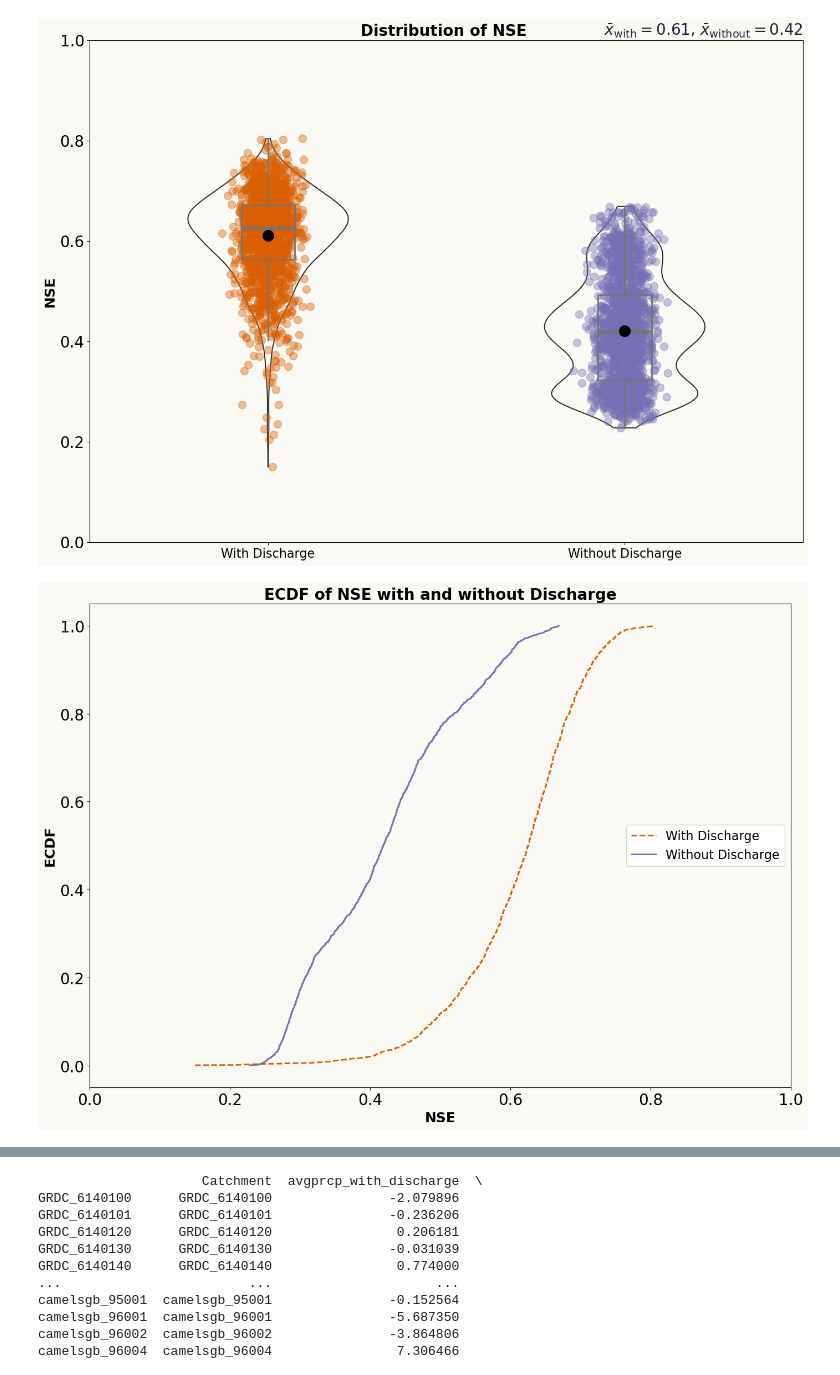
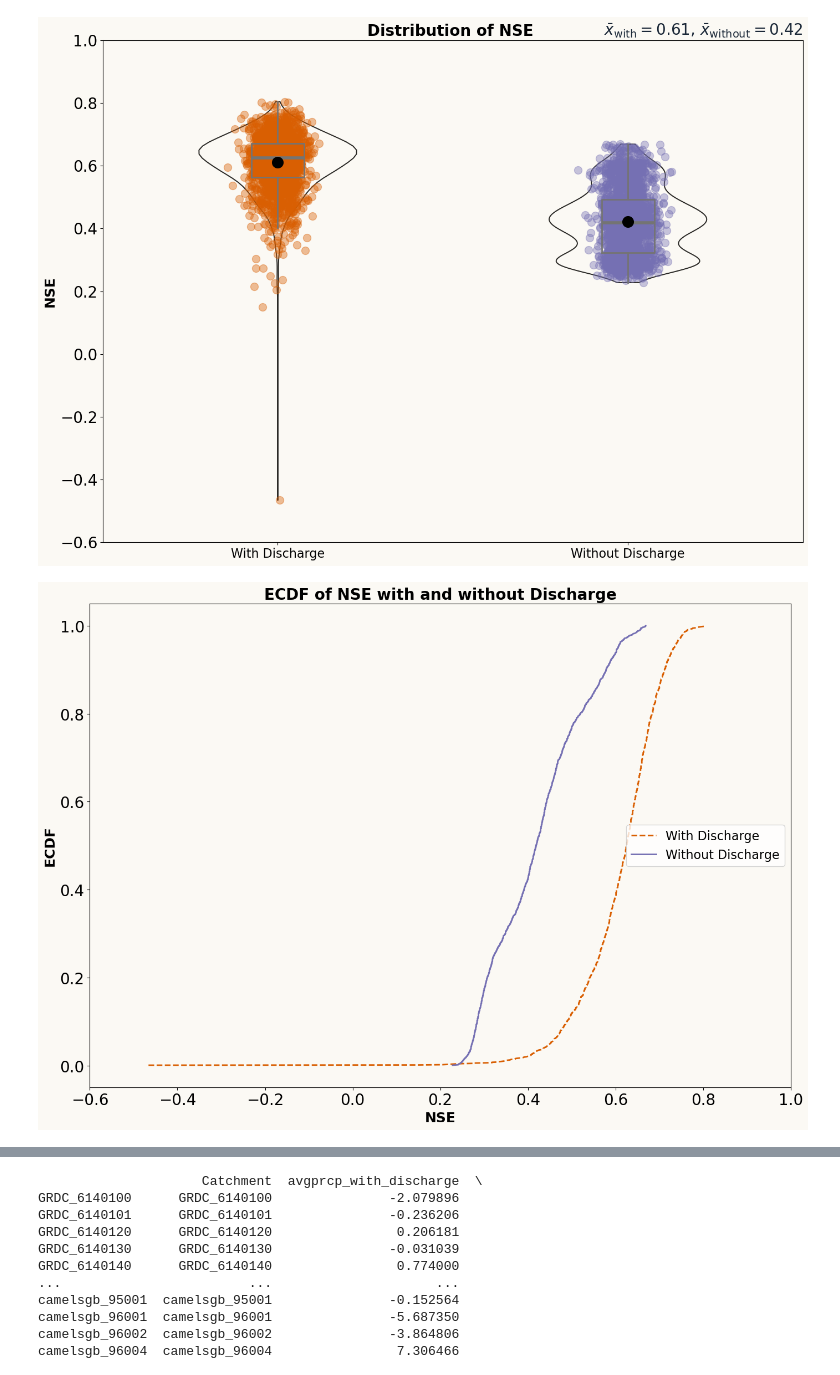
Before and after one commit to Ash-Manoj/lstm_backward, a Jupyter notebook: results/with_discharge/results_analysis.ipynb, the cells around one changed output, grey strips where cells are left out. Cells and saved outputs as stored; diff of their text form; code cells hidden in the pictures.

```diff
--- a/results/with_discharge/results_analysis.ipynb
+++ b/results/with_discharge/results_analysis.ipynb
@@ -6,21 +6,21 @@ import matplotlib.pyplot as plt
 from scipy.stats import spearmanr
 # %%
 #With discharge
-file_path = r'U:\02_Software\Github\lstm_backward\results\with_discharge\y_obs.csv'
+file_path = r"C:\Users\ashis\Github\lstm_backward\results\with_discharge\y_obs.csv"
 y_obs = pd.read_csv(file_path, parse_dates=[0])
 # Set the unnamed first column (dates) as the index
 y_obs.set_index(y_obs.columns[0],inplace=True)
-file_path = r'U:\02_Software\Github\lstm_backward\results\with_discharge\y_sim.csv'
+file_path = r'C:\Users\ashis\Github\lstm_backward\results\with_discharge\y_sim.csv'
 y_sim = pd.read_csv(file_path, parse_dates=[0])
-file_path = r'U:\02_Software\Github\lstm_backward\results\with_discharge\NSE.csv'
+file_path = r'C:\Users\ashis\Github\lstm_backward\results\with_discharge\NSE.csv'
 nse_disch = pd.read_csv(file_path)
 # Set the unnamed first column (dates) as the index
 y_sim.set_index(y_sim.columns[0],inplace=True)
-file_path = r'U:\02_Software\Github\lstm_backward\results\without_discharge\y_sim.csv'
+file_path = r'C:\Users\ashis\Github\lstm_backward\results\without_discharge\y_sim.csv'
 y_sim_no_disch = pd.read_csv(file_path, parse_dates=[0])
 # Set the unnamed first column (dates) as the index
 y_sim_no_disch.set_index(y_sim_no_disch.columns[0],inplace=True)
-file_path = r'U:\02_Software\Github\lstm_backward\results\without_discharge\NSE.csv'
+file_path = r'C:\Users\ashis\Github\lstm_backward\results\without_discharge\NSE.csv'
 nse_without_disch = pd.read_csv(file_path)
 # %%
 # Define colors and layout constants
@@ -39,8 +39,8 @@ HLINES = np.arange(-0.5, 1.1, 0.1)  # Horizontal lines for reference
 nse_disch_values = nse_disch['NSE'].dropna()
 nse_without_disch_values = nse_without_disch['NSE'].dropna()
 
-nse_disch_values = nse_disch_values[nse_disch_values >= 0]  # Keep only non-negative values
-nse_without_disch_values = nse_without_disch_values[nse_without_disch_values >= 0]  # Keep only non-negative values
+#nse_disch_values = nse_disch_values[nse_disch_values >= 0]  # Keep only non-negative values
+#nse_without_disch_values = nse_without_disch_values[nse_without_disch_values >= 0]  # Keep only non-negative values
 
 # Data for plotting
 y_data = [nse_disch_values, nse_without_disch_values]
@@ -106,35 +106,35 @@ means = [np.mean(y) for y in y_data]
 # Plot the means as red circles
 ax.scatter(POSITIONS, means, color='black', s=200, zorder=3, label='Mean')
 
 
 # Customize labels
 ax.set_xticks(POSITIONS)
 ax.tick_params(axis='both', labelsize=20)
 ax.set_xticklabels(['With Discharge', 'Without Discharge'], size=16)
 ax.set_ylabel('NSE', size=18, weight='bold')
-ax.set_ylim([0,1])
+ax.set_ylim([-0.6,1])
 ax.set_title('Distribution of NSE ', size=20, weight='bold')
 
 # Subtitle
 subtitle_stats = [
     r"$\bar{x}_{\rm{with}}=%.2f$" % np.mean(nse_disch_values),
     r"$\bar{x}_{\rm{without}}=%.2f$" % np.mean(nse_without_disch_values)
 ]
 
 ax.set_title(
     ", ".join(subtitle_stats),
     loc="right",
     ha="right",
     fontsize=20,
     color=BLUE_DARK
 )
 
 # Adjust layout
 plt.tight_layout()
 plt.savefig('violin_plot.jpeg', dpi =1200)
 plt.show()
 # %% [output]
-[figure, old version]
+[figure, new version]
 # %%
 import pandas as pd
 import matplotlib.pyplot as plt
@@ -157,10 +157,10 @@ COLOR_SCALE = [ "#D95F02", "#7570B3"]
 def plot_ecdf(nse_disch, nse_without_disch):
     # Extract and clean NSE column from both dataframes, removing NaN and negative values
     nse_disch_values = nse_disch['NSE'].dropna()
-    nse_disch_values = nse_disch_values[nse_disch_values >= 0]  # Keep only non-negative values
+    #nse_disch_values = nse_disch_values[nse_disch_values >= 0]  # Keep only non-negative values
 
     nse_without_disch_values = nse_without_disch['NSE'].dropna()
-    nse_without_disch_values = nse_without_disch_values[nse_without_disch_values >= 0]  # Keep only non-negative values
+    #nse_without_disch_values = nse_without_disch_values[nse_without_disch_values >= 0]  # Keep only non-negative values
 
     # Calculate the ECDF using statsmodels
     ecdf_disch = ECDF(nse_disch_values)
@@ -183,7 +183,7 @@ def plot_ecdf(nse_disch, nse_without_disch):
     # Add labels and legend
     ax.set_xlabel('NSE', size=18, weight='bold')
     ax.tick_params(axis='both', labelsize=16)
-    ax.set_xlim([0, 1])  # Limit x-axis to range 0 to 1
+    ax.set_xlim([-0.6, 1])  # Limit x-axis to range 0 to 1
     ax.set_ylabel('ECDF', size=18, weight='bold')
     ax.set_title('ECDF of NSE with and without Discharge', size=20, weight='bold')
     ax.legend(loc='center right', fontsize=16)
@@ -200,4 +200,4 @@ def plot_ecdf(nse_disch, nse_without_disch):
 
 plot_ecdf(nse_disch, nse_without_disch)
 # %% [output]
-[figure, old version]
+[figure, new version]
```
Also changed, not shown: parts of 2 cells of this notebook, 3 other files.
